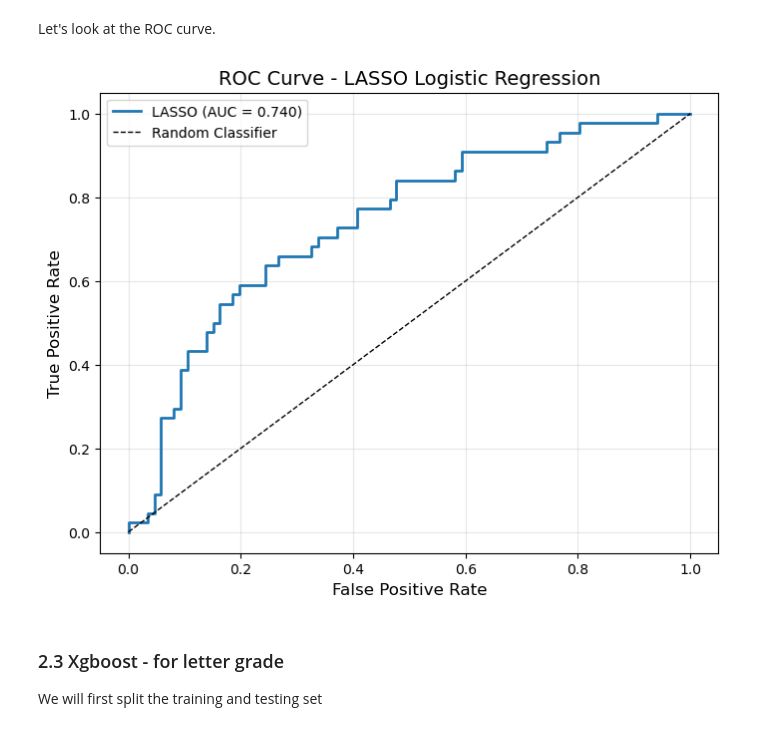
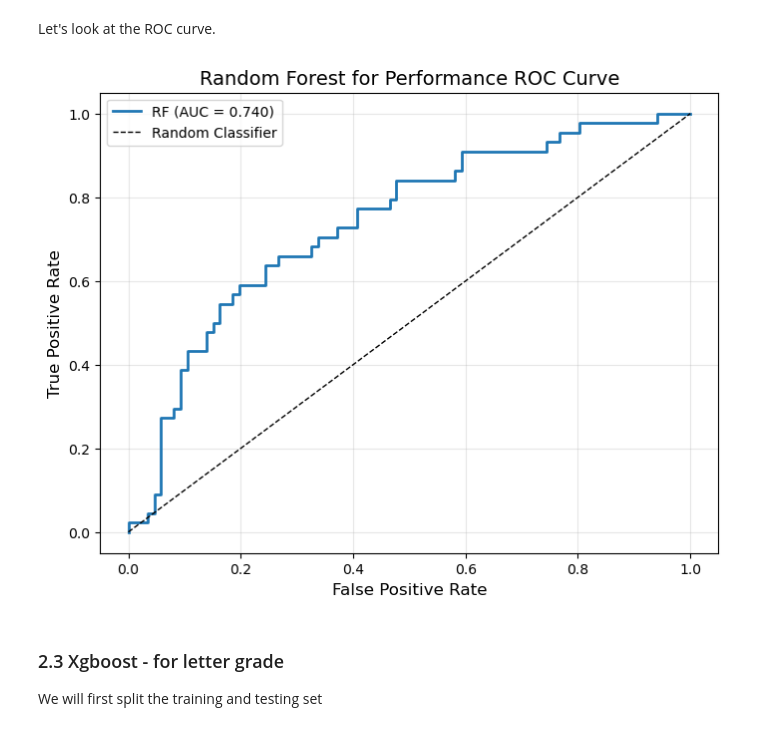
Before and after one commit to sherelleli/qtm347_finalproject, a Jupyter notebook: 2_RF_boosting.ipynb, the cells around one changed output. Saved outputs shown, nothing was run; the diff lists cells and outputs as text; code cells hidden in the pictures.

```diff
--- a/2_RF_boosting.ipynb
+++ b/2_RF_boosting.ipynb
@@ -383,17 +375,18 @@ Let's look at the ROC curve.
 # %%
 fpr, tpr, thresholds = roc_curve(y_test_rf, y_pred_rf_proba)
 
 plt.figure(figsize=(8, 6))
-plt.plot(fpr, tpr, linewidth=2, label=f'LASSO (AUC = {auc_rf:.3f})')
+plt.plot(fpr, tpr, linewidth=2, label=f'RF (AUC = {auc_rf:.3f})')
 plt.plot([0, 1], [0, 1], 'k--', linewidth=1, label='Random Classifier')
 plt.xlabel('False Positive Rate', fontsize=12)
 plt.ylabel('True Positive Rate', fontsize=12)
-plt.title('ROC Curve - LASSO Logistic Regression', fontsize=14)
+plt.title('Random Forest for Performance ROC Curve', fontsize=14)
 plt.legend(fontsize=10)
 plt.grid(alpha=0.3)
+plt.savefig('graphs/RF_performance_ROC.png', dpi=300, bbox_inches='tight')
 plt.show()
 # %% [output]
-[figure, old version]
+[figure, new version]
 # %% [markdown]
 ### 2.3 Xgboost - for letter grade
 We will first split the training and testing set
```
Also changed, not shown: parts of 7 cells of this notebook, 27 other files.
